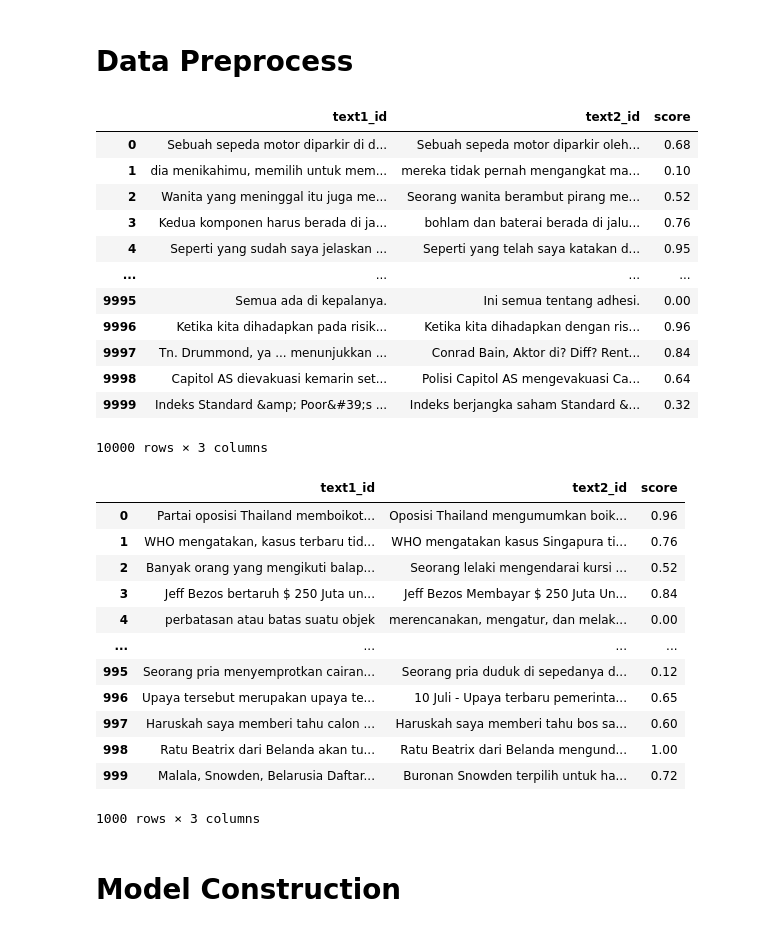
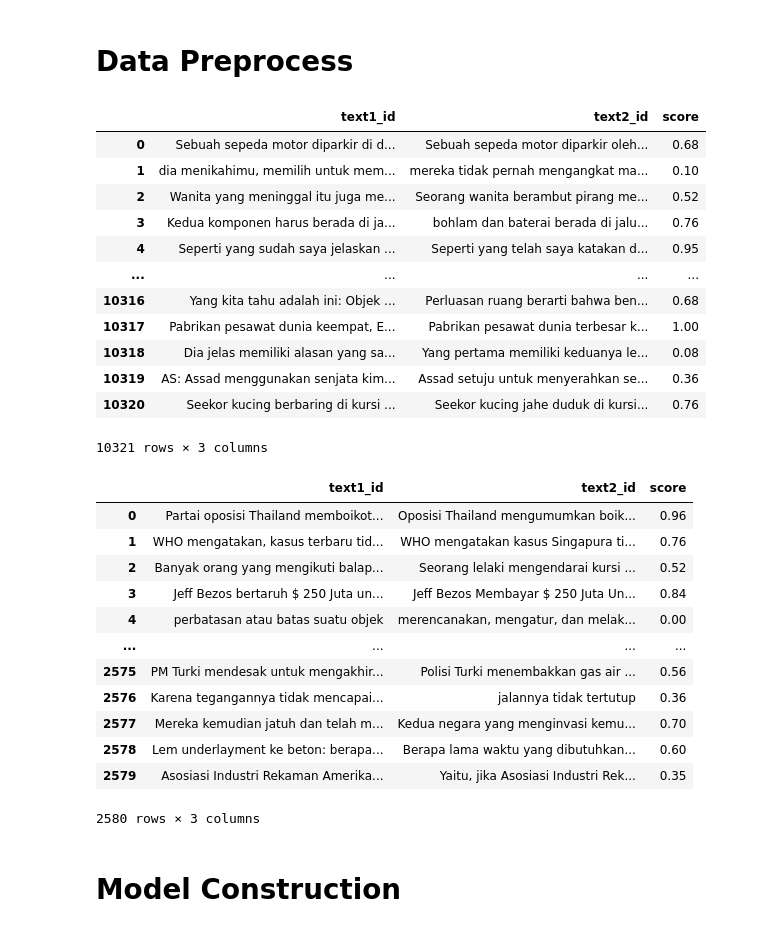
Before and after one commit to chilldenaya/sbert-summarizer, a Jupyter notebook: train_sbert_indonesia.ipynb, the cells around one changed output. Cells and saved outputs as stored; diff of their text form; code cells hidden in the pictures.

```diff
--- a/train_sbert_indonesia.ipynb
+++ b/train_sbert_indonesia.ipynb
@@ -44,26 +43,26 @@ Looks like the dataset is skewed to the left
 # %%
 import pandas as pd
 
-df_train = pd.read_csv("dataset/sts-indonesia/train.tsv", sep="\t", nrows=10000)
+df_train = pd.read_csv("dataset/sts-indonesia/train.tsv", sep="\t")
 df_train = df_train[["text1_id", "text2_id", "score"]]
 df_train["score"] = df_train["score"] / 5.0
 df_train
 # %% [output]
 |  | text1_id | text2_id | score |
 | 0 | Sebuah sepeda motor diparkir di d... | Sebuah sepeda motor diparkir oleh... | 0.68 |
 | 1 | dia menikahimu, memilih untuk mem... | mereka tidak pernah mengangkat ma... | 0.10 |
 | 2 | Wanita yang meninggal itu juga me... | Seorang wanita berambut pirang me... | 0.52 |
 | 3 | Kedua komponen harus berada di ja... | bohlam dan baterai berada di jalu... | 0.76 |
 | 4 | Seperti yang sudah saya jelaskan ... | Seperti yang telah saya katakan d... | 0.95 |
 | ... | ... | ... | ... |
-| 9995 | Semua ada di kepalanya. | Ini semua tentang adhesi. | 0.00 |
-| 9996 | Ketika kita dihadapkan pada risik... | Ketika kita dihadapkan dengan ris... | 0.96 |
-| 9997 | Tn. Drummond, ya ... menunjukkan ... | Conrad Bain, Aktor di? Diff? Rent... | 0.84 |
-| 9998 | Capitol AS dievakuasi kemarin set... | Polisi Capitol AS mengevakuasi Ca... | 0.64 |
-| 9999 | Indeks Standard &amp; Poor&#39;s ... | Indeks berjangka saham Standard &... | 0.32 |
+| 10316 | Yang kita tahu adalah ini: Objek ... | Perluasan ruang berarti bahwa ben... | 0.68 |
+| 10317 | Pabrikan pesawat dunia keempat, E... | Pabrikan pesawat dunia terbesar k... | 1.00 |
+| 10318 | Dia jelas memiliki alasan yang sa... | Yang pertama memiliki keduanya le... | 0.08 |
+| 10319 | AS: Assad menggunakan senjata kim... | Assad setuju untuk menyerahkan se... | 0.36 |
+| 10320 | Seekor kucing berbaring di kursi ... | Seekor kucing jahe duduk di kursi... | 0.76 |
-10000 rows × 3 columns
+10321 rows × 3 columns
 # %%
-df_test = pd.read_csv("dataset/sts-indonesia/test.tsv", sep="\t", nrows=1000)
+df_test = pd.read_csv("dataset/sts-indonesia/test.tsv", sep="\t")
 df_test = df_test[["text1_id", "text2_id", "score"]]
 df_test["score"] = df_test["score"] / 5.0
 df_test
@@ -75,12 +74,12 @@ df_test
 | 3 | Jeff Bezos bertaruh $ 250 Juta un... | Jeff Bezos Membayar $ 250 Juta Un... | 0.84 |
 | 4 | perbatasan atau batas suatu objek | merencanakan, mengatur, dan melak... | 0.00 |
 | ... | ... | ... | ... |
-| 995 | Seorang pria menyemprotkan cairan... | Seorang pria duduk di sepedanya d... | 0.12 |
-| 996 | Upaya tersebut merupakan upaya te... | 10 Juli - Upaya terbaru pemerinta... | 0.65 |
-| 997 | Haruskah saya memberi tahu calon ... | Haruskah saya memberi tahu bos sa... | 0.60 |
-| 998 | Ratu Beatrix dari Belanda akan tu... | Ratu Beatrix dari Belanda mengund... | 1.00 |
-| 999 | Malala, Snowden, Belarusia Daftar... | Buronan Snowden terpilih untuk ha... | 0.72 |
+| 2575 | PM Turki mendesak untuk mengakhir... | Polisi Turki menembakkan gas air ... | 0.56 |
+| 2576 | Karena tegangannya tidak mencapai... | jalannya tidak tertutup | 0.36 |
+| 2577 | Mereka kemudian jatuh dan telah m... | Kedua negara yang menginvasi kemu... | 0.70 |
+| 2578 | Lem underlayment ke beton: berapa... | Berapa lama waktu yang dibutuhkan... | 0.60 |
+| 2579 | Asosiasi Industri Rekaman Amerika... | Yaitu, jika Asosiasi Industri Rek... | 0.35 |
-1000 rows × 3 columns
+2580 rows × 3 columns
 # %% [markdown]
 # Model Construction
 # %% [markdown]
```
Also changed, not shown: parts of 5 cells of this notebook, 2 other files.
